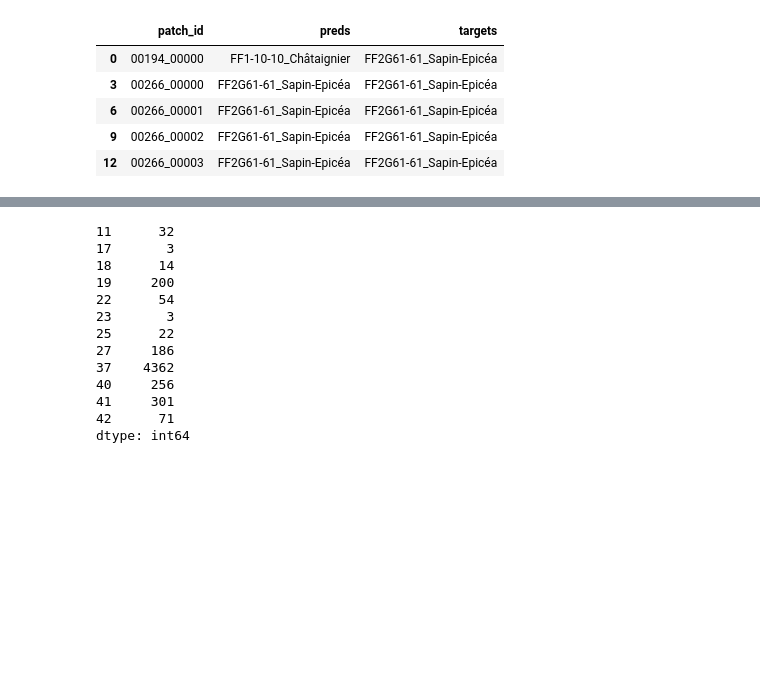
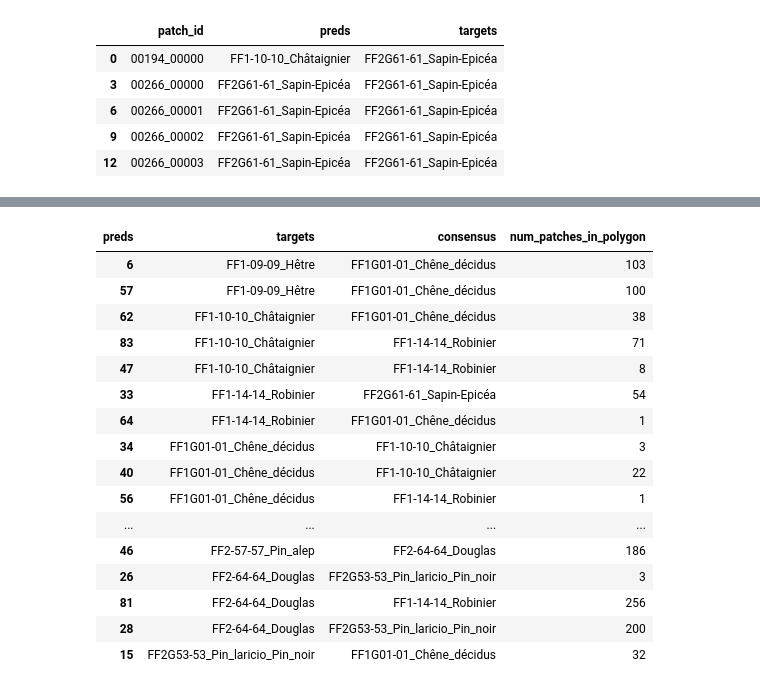
Before and after one commit to IGNF/myria3d, a Jupyter notebook: PureForestID-prediction-by-polygon.ipynb, the cells around one changed output, grey strips where cells are left out. Cells and saved outputs as stored; diff of their text form; code cells hidden in the pictures; blank space fills up the shorter version.

```diff
--- a/PureForestID-prediction-by-polygon.ipynb
+++ b/PureForestID-prediction-by-polygon.ipynb
@@ -127,17 +151,22 @@ pivot[~pivot.accurate]
 # %%
 # Lien entre erreur et taille de polygone -> pas vraiment.
-pivot[~pivot.accurate][pivot.columns[2:13]].sum(axis=1)
+non_accurates["num_patches_in_polygon"] = non_accurates[pivot.columns[2:13]].sum(axis=1)
+non_accurates[["targets","consensus","num_patches_in_polygon"]]
 # %% [output]
-11      32
-17       3
-18      14
-19     200
-22      54
-23       3
-25      22
-27     186
-37    4362
-40     256
-41     301
-42      71
-dtype: int64
+| preds | targets | consensus | num_patches_in_polygon |
+| 6 | FF1-09-09_Hêtre | FF1G01-01_Chêne_décidus | 103 |
+| 57 | FF1-09-09_Hêtre | FF1G01-01_Chêne_décidus | 100 |
+| 62 | FF1-10-10_Châtaignier | FF1G01-01_Chêne_décidus | 38 |
+| 83 | FF1-10-10_Châtaignier | FF1-14-14_Robinier | 71 |
+| 47 | FF1-10-10_Châtaignier | FF1-14-14_Robinier | 8 |
+| 33 | FF1-14-14_Robinier | FF2G61-61_Sapin-Epicéa | 54 |
+| 64 | FF1-14-14_Robinier | FF1G01-01_Chêne_décidus | 1 |
+| 34 | FF1G01-01_Chêne_décidus | FF1-10-10_Châtaignier | 3 |
+| 40 | FF1G01-01_Chêne_décidus | FF1-10-10_Châtaignier | 22 |
+| 56 | FF1G01-01_Chêne_décidus | FF1-14-14_Robinier | 1 |
+| ... | ... | ... | ... |
+| 46 | FF2-57-57_Pin_alep | FF2-64-64_Douglas | 186 |
+| 26 | FF2-64-64_Douglas | FF2G53-53_Pin_laricio_Pin_noir | 3 |
+| 81 | FF2-64-64_Douglas | FF1-14-14_Robinier | 256 |
+| 28 | FF2-64-64_Douglas | FF2G53-53_Pin_laricio_Pin_noir | 200 |
+| 15 | FF2G53-53_Pin_laricio_Pin_noir | FF1G01-01_Chêne_décidus | 32 |
```
Also changed, not shown: parts of 7 cells of this notebook.
